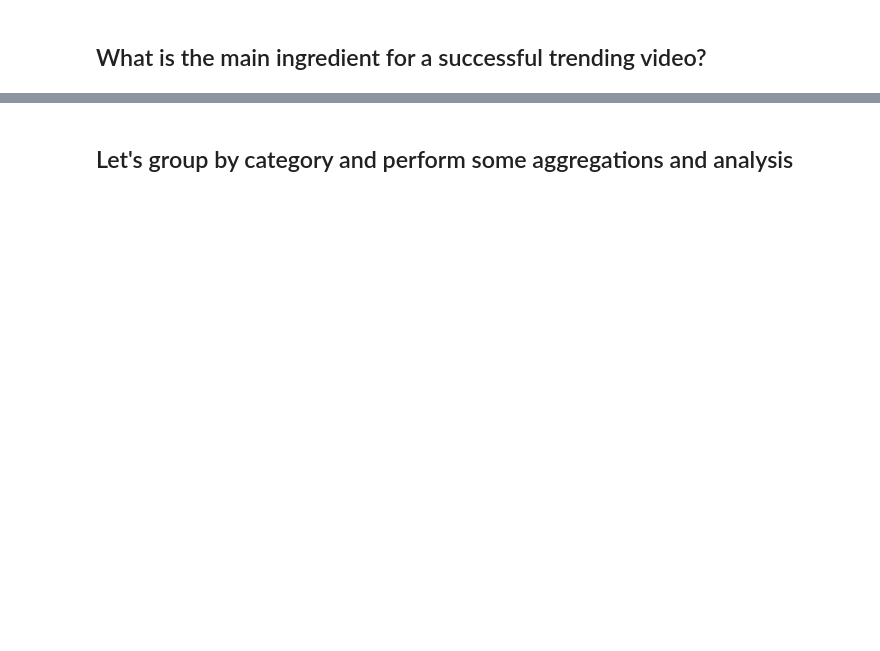
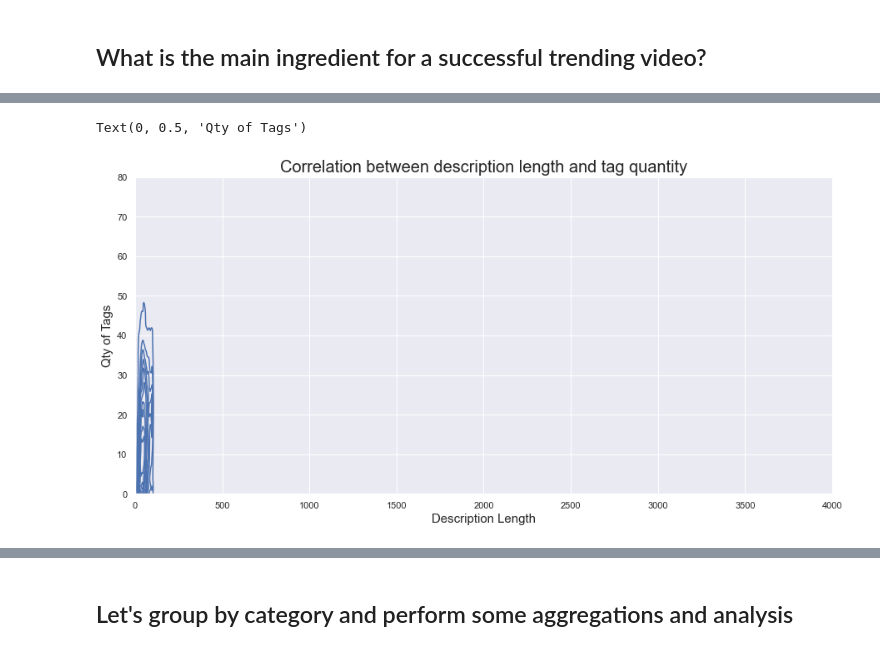
Before and after one commit to danielosetiawan/YouTube-EDA, a Jupyter notebook: youtube ipynb.ipynb, the cells around one changed output, grey strips where cells are left out. Saved outputs shown, nothing was run; the diff lists cells and outputs as text; code cells hidden in the pictures; blank space fills up the shorter version.

```diff
--- a/youtube ipynb.ipynb
+++ b/youtube ipynb.ipynb
@@ -108,9 +108,9 @@ df.tail(2)
 
 df['like_pct'] = 100 * round(df['likes'] / (df['likes'] + df['dislikes']), 2) # ratio of likes to dislikes
 df['len_title'] = df['title'].str.findall(r'[.]*').str.len() # count chars in title
-df['len_desc'] = df['description'].str.findall(r'[.]*').str.len() # count chars in desc
+df['len_desc'] = df['description'].str.split(' ').str.len() # count chars in desc
 df['pct_cap'] = 100 * round(df['title'].str.findall(r'[A-Z]').str.len() /
                 df['title'].str.findall(r'[A-Za-z]').str.len(), 2) # ratio of cap letters in title
 df['qty_tags'] = df['tags'].str.split('|').str.len() # count number of tags
 
-df.head(2)
+df.head(3)
@@ -147,3 +163,13 @@ sns.jointplot(x='len_desc', y='qty_tags', data=df, hue='country', palette='Set2'
+# %%
+sns.kdeplot(x='len_title', y='qty_tags', data=df, palette='Set2')
+plt.xlim(0, 4000)
+plt.ylim(0, 80)
+plt.title('Correlation between description length and tag quantity', fontsize = 20)
+plt.xlabel('Description Length', fontsize = 15)
+plt.ylabel('Qty of Tags', fontsize = 15)
+# %% [output]
+Text(0, 0.5, 'Qty of Tags')
+[figure, added]
 # %%
 sns.kdeplot(x='len_desc', y='qty_tags', data=df, palette='Set2')
 plt.xlim(0, 4000)
```
Also changed, not shown: parts of 47 cells of this notebook.
